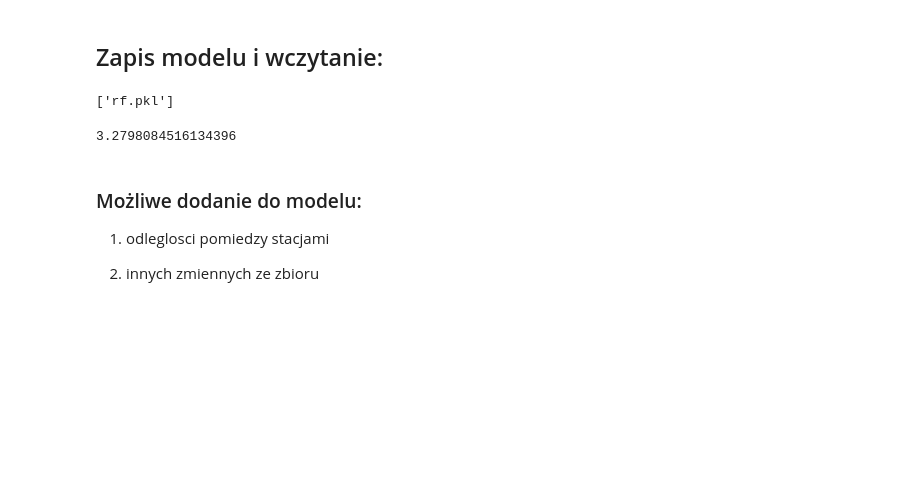
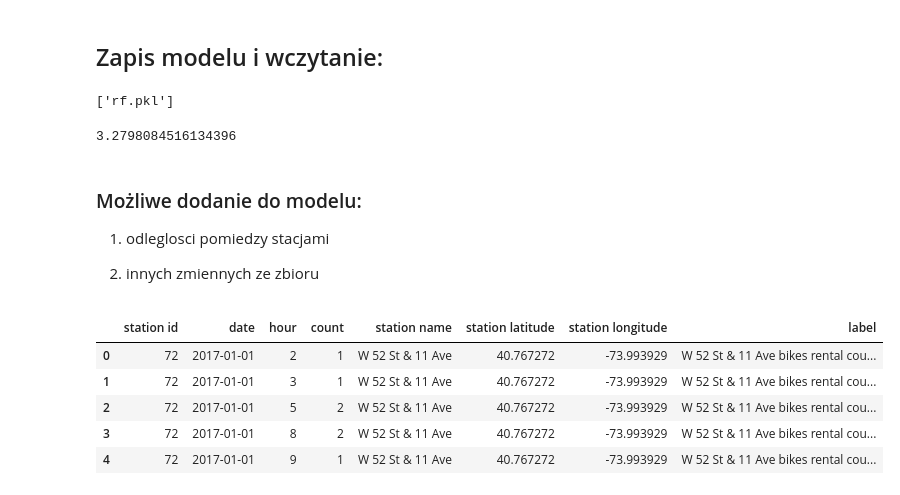
Before and after one commit to jakubkala/citibike-nyc, a Jupyter notebook: scripts/map_firstmodel.ipynb, the cells around one changed output. Saved outputs shown, nothing was run; the diff lists cells and outputs as text; code cells hidden in the pictures; blank space fills up the shorter version.

```diff
--- a/scripts/map_firstmodel.ipynb
+++ b/scripts/map_firstmodel.ipynb
@@ -207,3 +204,13 @@ end_station = [station for station in station_counts['station name'].drop_duplic
 from sklearn.externals import joblib
 
 model = joblib.load("rf.pkl")
+# %%
+res = 'York St & Jay St'
+station_counts.head()
+# %% [output]
+|  | station id | date | hour | count | station name | station latitude | station longitude | label |
+| 0 | 72 | 2017-01-01 | 2 | 1 | W 52 St & 11 Ave | 40.767272 | -73.993929 | W 52 St & 11 Ave bikes rental cou... |
+| 1 | 72 | 2017-01-01 | 3 | 1 | W 52 St & 11 Ave | 40.767272 | -73.993929 | W 52 St & 11 Ave bikes rental cou... |
+| 2 | 72 | 2017-01-01 | 5 | 2 | W 52 St & 11 Ave | 40.767272 | -73.993929 | W 52 St & 11 Ave bikes rental cou... |
+| 3 | 72 | 2017-01-01 | 8 | 2 | W 52 St & 11 Ave | 40.767272 | -73.993929 | W 52 St & 11 Ave bikes rental cou... |
+| 4 | 72 | 2017-01-01 | 9 | 1 | W 52 St & 11 Ave | 40.767272 | -73.993929 | W 52 St & 11 Ave bikes rental cou... |
```
Also changed, not shown: parts of 3 cells of this notebook, 6 other files.
